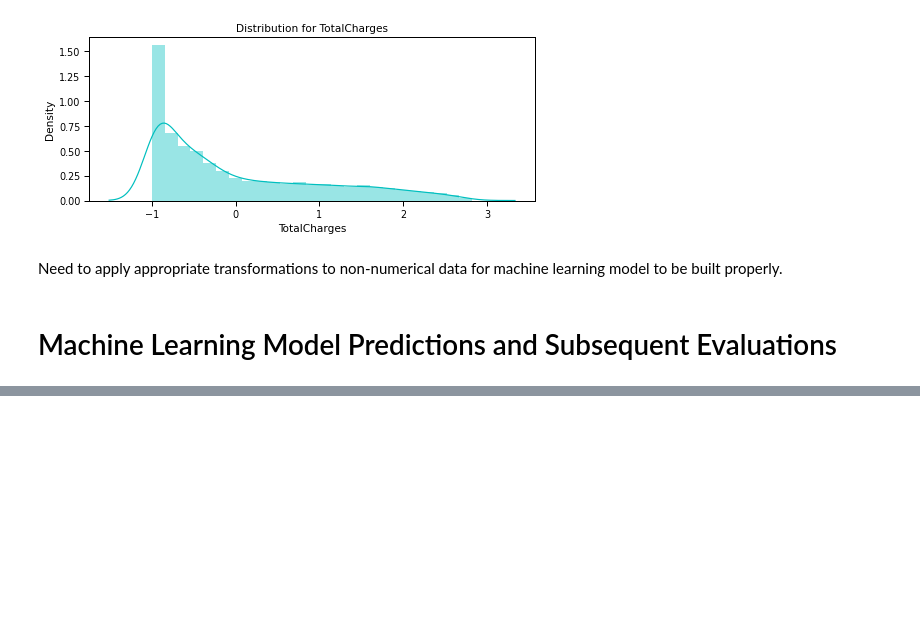
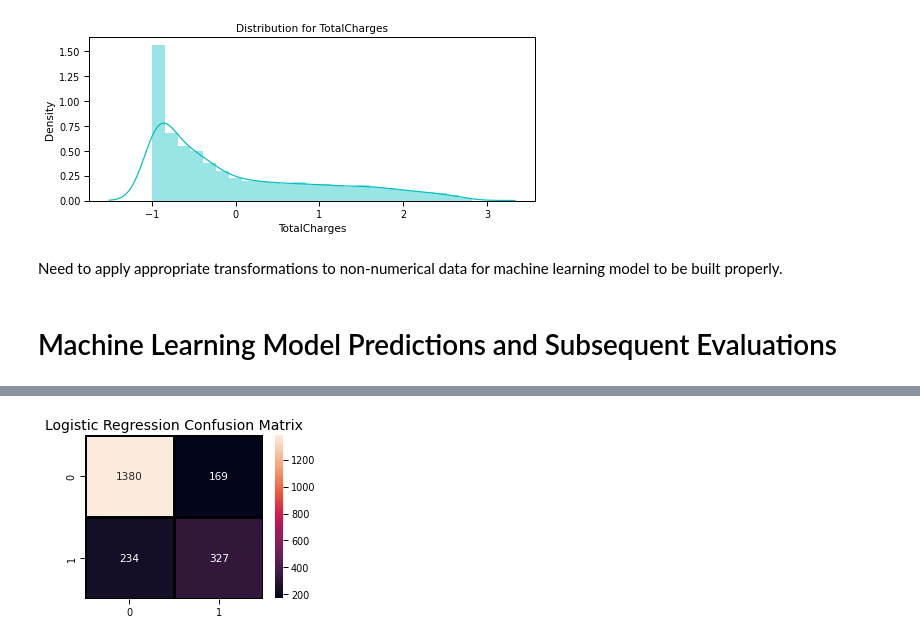
Before and after one commit to mindyng/2022-Business-Projects, a Jupyter notebook: customer-churn.ipynb, the cells around one changed output, grey strips where cells are left out. Cells and saved outputs as stored; diff of their text form; code cells hidden in the pictures; blank space fills up the shorter version.

```diff
--- a/customer-churn.ipynb
+++ b/customer-churn.ipynb
@@ -712,0 +801,5 @@ X_test[num_cols] = scaler.transform(X_test[num_cols])
+# %%
+lr_model = LogisticRegression()
+lr_model.fit(X_train,y_train)
+accuracy_lr = lr_model.score(X_test,y_test)
+print("Logistic Regression accuracy is :",accuracy_lr)
@@ -712,0 +808,4 @@ X_test[num_cols] = scaler.transform(X_test[num_cols])
+# %%
+lr_pred= lr_model.predict(X_test)
+report = classification_report(y_test,lr_pred)
+print(report)
@@ -712,0 +821,9 @@ X_test[num_cols] = scaler.transform(X_test[num_cols])
+# %%
+plt.figure(figsize=(4,3))
+sns.heatmap(confusion_matrix(y_test, lr_pred),
+                annot=True,fmt = "d",linecolor="k",linewidths=3)
+
+plt.title("Logistic Regression Confusion Matrix",fontsize=14)
+plt.show()
+# %% [output]
+[figure, added]
```
Also changed, not shown: parts of 31 cells of this notebook.
